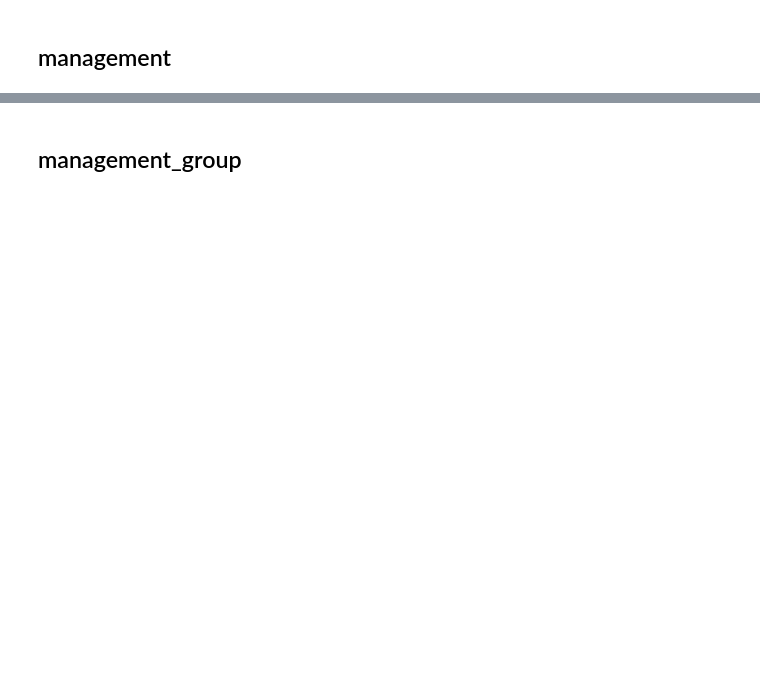
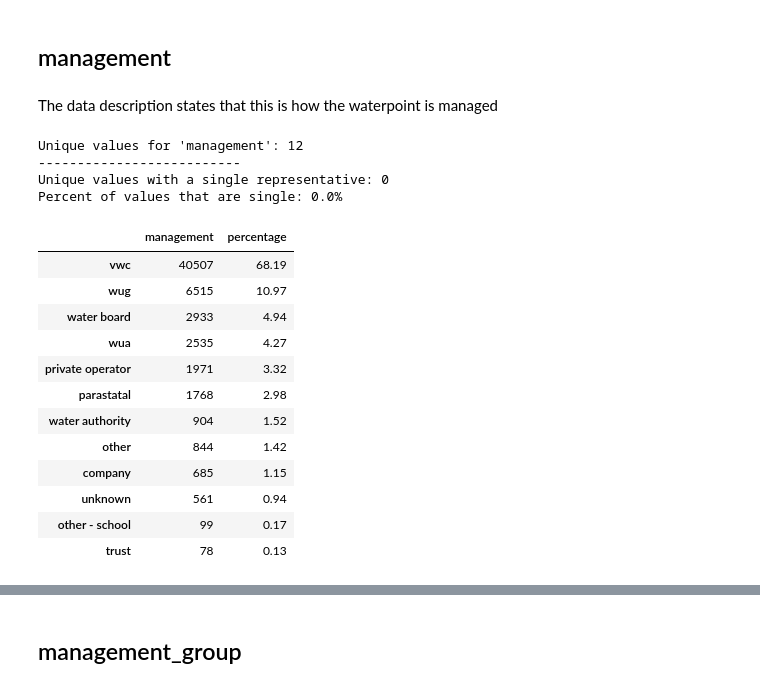
Before and after one commit to brtracy/phase_3_project, a Jupyter notebook: EDA.ipynb, the cells around one changed output, grey strips where cells are left out. Cells and saved outputs as stored; diff of their text form; code cells hidden in the pictures; blank space fills up the shorter version.

```diff
--- a/EDA.ipynb
+++ b/EDA.ipynb
@@ -1572,2 +1685,27 @@ extraction_type_df
 # %% [markdown]
 ## management
+# %% [markdown]
+The data description states that this is how the waterpoint is managed
+# %%
+management_df = value_count_report('management')
+# %% [output]
+Unique values for 'management': 12
+--------------------------
+Unique values with a single representative: 0
+Percent of values that are single: 0.0%
+# %%
+management_df
+# %% [output]
+|  | management | percentage |
+| vwc | 40507 | 68.19 |
+| wug | 6515 | 10.97 |
+| water board | 2933 | 4.94 |
+| wua | 2535 | 4.27 |
+| private operator | 1971 | 3.32 |
+| parastatal | 1768 | 2.98 |
+| water authority | 904 | 1.52 |
+| other | 844 | 1.42 |
+| company | 685 | 1.15 |
+| unknown | 561 | 0.94 |
+| other - school | 99 | 0.17 |
+| trust | 78 | 0.13 |
```
Also changed, not shown: parts of 84 cells of this notebook.
